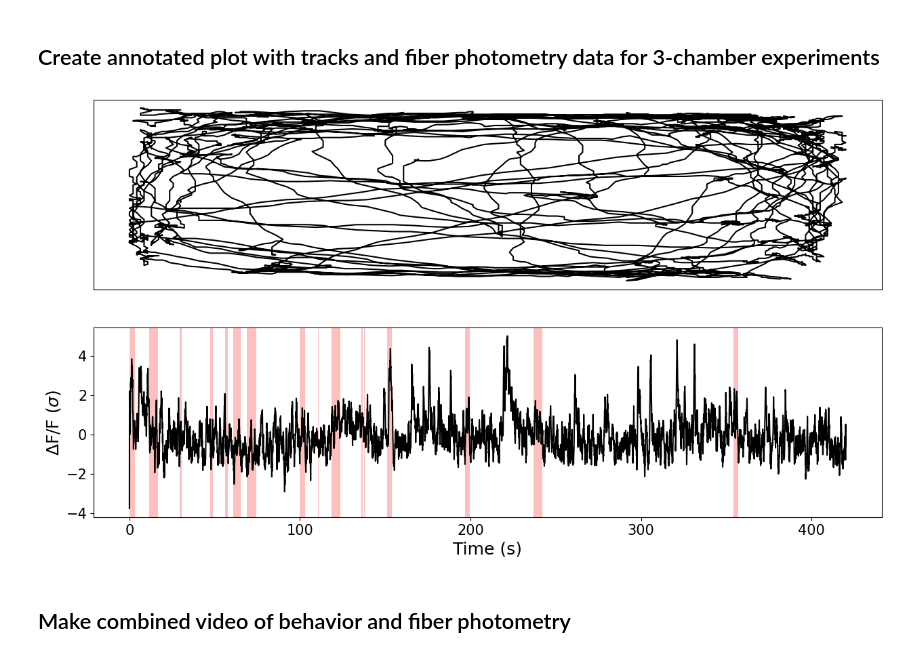
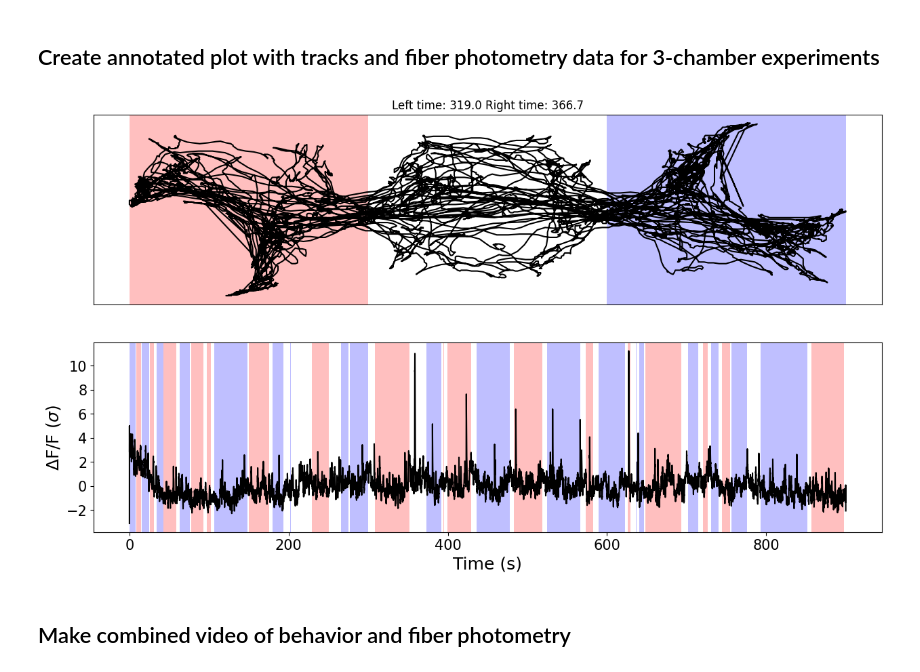
Before and after one commit to njm94/fiber-photometry-code, a Jupyter notebook: Data_Processing.ipynb, the cells around one changed output. Saved outputs shown, nothing was run; the diff lists cells and outputs as text; code cells hidden in the pictures.

```diff
--- a/Data_Processing.ipynb
+++ b/Data_Processing.ipynb
@@ -10,9 +10,9 @@ warnings.filterwarnings('ignore')
 # %% [markdown]
 ## Specify working directory and data
 # %%
-wd = r'Y:\nick\fiber_photometry\3-chamber-SDT\vCA1\Thy1\CXL2\20230417' # This is the main directory where the raw data is stored
-behavior_raw = wd + os.path.sep + '20230417-CXL2-highplace-2.h264'
-data_block = wd + os.path.sep + "test-230417-141151-CXL2-highplace-2" # Folder containing fiber photometry data
+wd = r'Y:\nick\fiber_photometry\vCA1\Thy1\CXR3\20230417' # This is the main directory where the raw data is stored
+behavior_raw = wd + os.path.sep + '20230417-CXR3-social-f-n.h264'
+data_block = wd + os.path.sep + "test-230417-144627-CXR3-social-f-n" # Folder containing fiber photometry data
 video_name = behavior_raw.split("\\")[-1][:-5]
 output_path = wd + os.path.sep + 'outputs' # Folder where most of the outputs will be saved
 h.set_path(output_path)
@@ -66,9 +72,9 @@ read from t=0s to t=496.54s
 # %% [markdown]
 ## Create annotated plot with tracks and fiber photometry data for 3-chamber experiments
 # %%
-h.make_annotated_plot(x_pos, y_pos, t, dff465, output_path, video_name, experiment_type='open-field')
+h.make_annotated_plot(x_pos, y_pos, t, dff465, output_path, video_name, experiment_type='3-chamber')
 # %% [output]
-[figure, old version]
+[figure, new version]
 # %% [markdown]
 ## Make combined video of behavior and fiber photometry
 # %%
```
Also changed, not shown: parts of 2 cells of this notebook, 3 other files.
